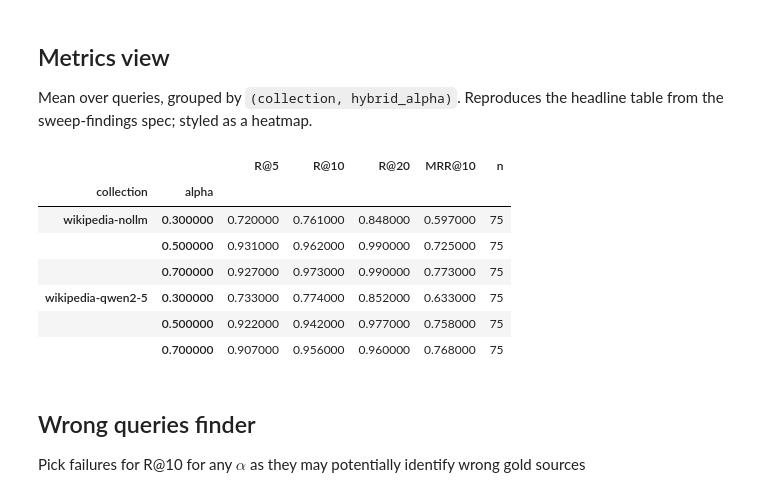
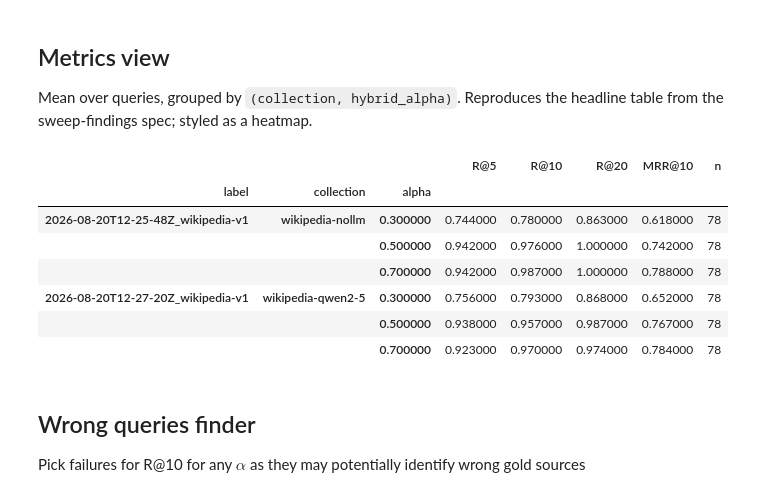
Before and after one commit to michele-orsini-71/minerva2, a Jupyter notebook: eval/notebooks/dataset_analysis.ipynb, the cells around one changed output. Drawn from its saved outputs; the diff is of its cells as text; code cells hidden in the pictures.

Commit message:
allows dataset analysis notebool to manage results from multiple runs

```diff
--- a/eval/notebooks/dataset_analysis.ipynb
+++ b/eval/notebooks/dataset_analysis.ipynb
@@ -17,0 +18,7 @@ print(f"{len(all_results)} rows from {len(collections)} collections: {collection
+# %%
+import ipywidgets as widgets
+
+labels = sorted({r.label for r in all_results})
+picker = widgets.SelectMultiple(options=labels, value=tuple(labels),
+                                description="runs", rows=(len(labels) + 2), layout=widgets.Layout(width="700px"))
+display(picker)
@@ -32,17 +41,17 @@ run_summary
 Mean over queries, grouped by `(collection, hybrid_alpha)`. Reproduces the
 headline table from the sweep-findings spec; styled as a heatmap.
 # %%
-heatmap = metrics_heatmap(all_results)
-heatmap
+chosen = [r for r in all_results if r.label in picker.value]
+metrics_heatmap(chosen, group_cols=("label", "collection", "alpha"))
 # %% [output]
-|  |  | R@5 | R@10 | R@20 | MRR@10 | n |
-| collection | alpha |  |  |  |  |  |
-| wikipedia-nollm | 0.300000 | 0.720000 | 0.761000 | 0.848000 | 0.597000 | 75 |
-|  | 0.500000 | 0.931000 | 0.962000 | 0.990000 | 0.725000 | 75 |
-|  | 0.700000 | 0.927000 | 0.973000 | 0.990000 | 0.773000 | 75 |
-| wikipedia-qwen2-5 | 0.300000 | 0.733000 | 0.774000 | 0.852000 | 0.633000 | 75 |
-|  | 0.500000 | 0.922000 | 0.942000 | 0.977000 | 0.758000 | 75 |
-|  | 0.700000 | 0.907000 | 0.956000 | 0.960000 | 0.768000 | 75 |
+|  |  |  | R@5 | R@10 | R@20 | MRR@10 | n |
+| label | collection | alpha |  |  |  |  |  |
+| 2026-08-20T12-25-48Z_wikipedia-v1 | wikipedia-nollm | 0.300000 | 0.744000 | 0.780000 | 0.863000 | 0.618000 | 78 |
+|  |  | 0.500000 | 0.942000 | 0.976000 | 1.000000 | 0.742000 | 78 |
+|  |  | 0.700000 | 0.942000 | 0.987000 | 1.000000 | 0.788000 | 78 |
+| 2026-08-20T12-27-20Z_wikipedia-v1 | wikipedia-qwen2-5 | 0.300000 | 0.756000 | 0.793000 | 0.868000 | 0.652000 | 78 |
+|  |  | 0.500000 | 0.938000 | 0.957000 | 0.987000 | 0.767000 | 78 |
+|  |  | 0.700000 | 0.923000 | 0.970000 | 0.974000 | 0.784000 | 78 |
 # %% [markdown]
 ## Wrong queries finder
 
```
Also changed, not shown: parts of 6 cells of this notebook, 1 other file.
